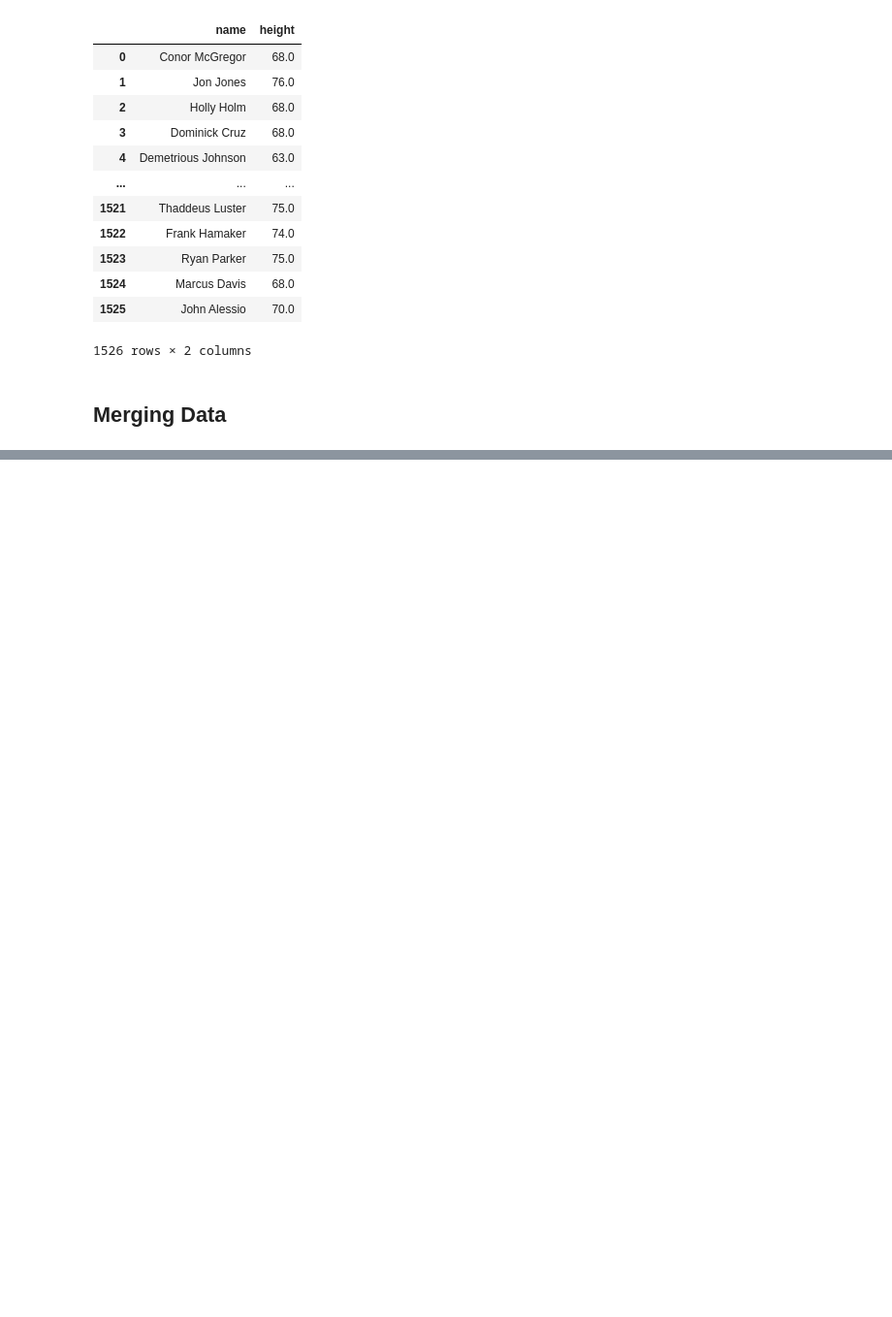
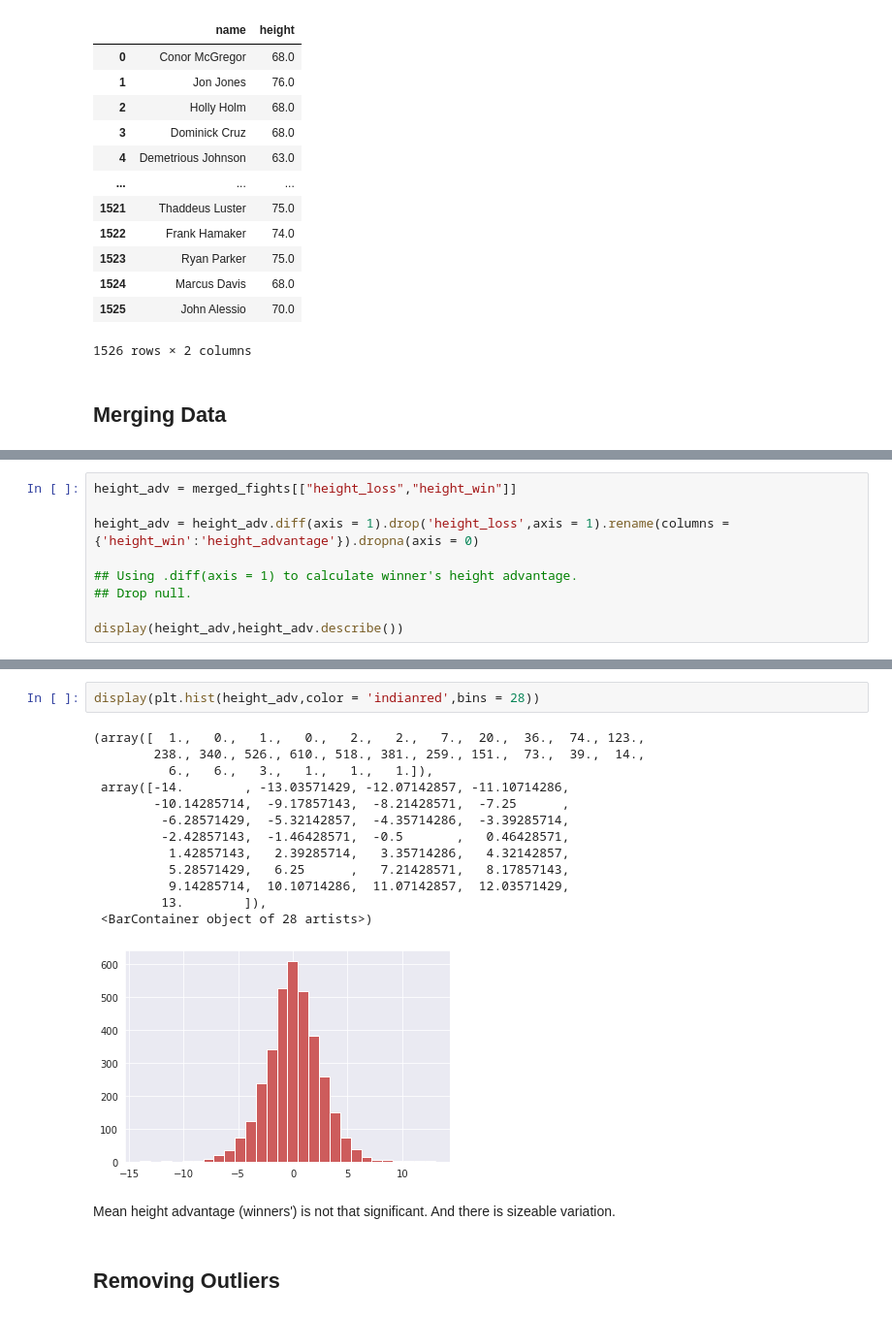
Before and after one commit to T0W3L/UFC_Height, a Jupyter notebook: test_project_1.ipynb, the cells around one changed output, grey strips where cells are left out. Shown at 97% size. Cells and saved outputs as stored; diff of their text form; blank space fills up the shorter version.

```diff
--- a/test_project_1.ipynb
+++ b/test_project_1.ipynb
@@ -47,0 +148,9 @@ NameError: name 'pd' is not defined
+# %%
+height_adv = merged_fights[["height_loss","height_win"]]
+
+height_adv = height_adv.diff(axis = 1).drop('height_loss',axis = 1).rename(columns = {'height_win':'height_advantage'}).dropna(axis = 0)
+
+## Using .diff(axis = 1) to calculate winner's height advantage.
+## Drop null.
+
+display(height_adv,height_adv.describe())
@@ -47,0 +183,20 @@ NameError: name 'pd' is not defined
+# %%
+display(plt.hist(height_adv,color = 'indianred',bins = 28))
+# %% [output]
+(array([  1.,   0.,   1.,   0.,   2.,   2.,   7.,  20.,  36.,  74., 123.,
+        238., 340., 526., 610., 518., 381., 259., 151.,  73.,  39.,  14.,
+          6.,   6.,   3.,   1.,   1.,   1.]),
+ array([-14.        , -13.03571429, -12.07142857, -11.10714286,
+        -10.14285714,  -9.17857143,  -8.21428571,  -7.25      ,
+         -6.28571429,  -5.32142857,  -4.35714286,  -3.39285714,
+         -2.42857143,  -1.46428571,  -0.5       ,   0.46428571,
+          1.42857143,   2.39285714,   3.35714286,   4.32142857,
+          5.28571429,   6.25      ,   7.21428571,   8.17857143,
+          9.14285714,  10.10714286,  11.07142857,  12.03571429,
+         13.        ]),
+ <BarContainer object of 28 artists>)
+[figure, added]
+# %% [markdown]
+Mean height advantage (winners') is not that significant. And there is sizeable variation.
+# %% [markdown]
+## Removing Outliers
```
Also changed, not shown: parts of 14 cells of this notebook, 2 other files.
